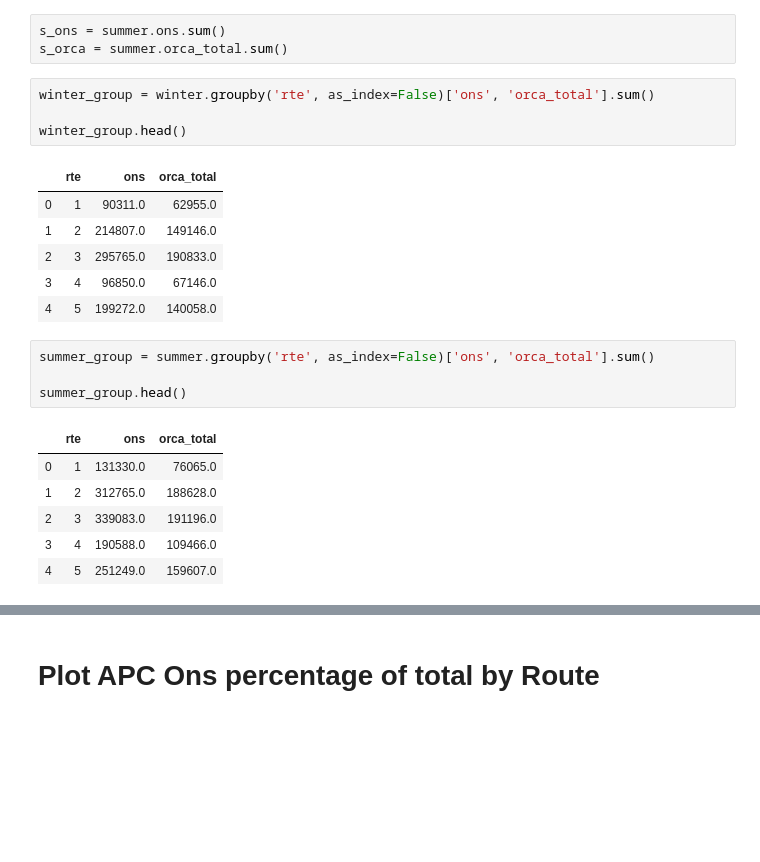
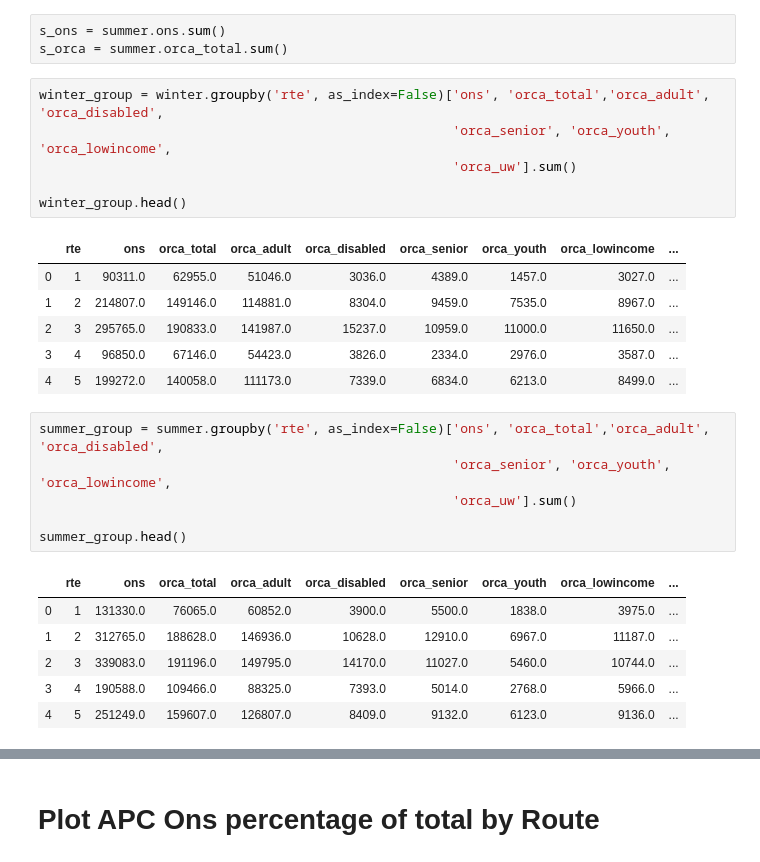
Before and after one commit to jacobw125/uw-msds-trac-capstone, a Jupyter notebook: eda/winter_summer_EDA.ipynb, the cells around one changed output, grey strips where cells are left out. Drawn from its saved outputs; the diff is of its cells as text; blank space fills up the shorter version.

```diff
--- a/eda/winter_summer_EDA.ipynb
+++ b/eda/winter_summer_EDA.ipynb
@@ -219,27 +274,31 @@ w_orca = winter.orca_total.sum()
 s_ons = summer.ons.sum()
 s_orca = summer.orca_total.sum()
 # %%
-winter_group = winter.groupby('rte', as_index=False)['ons', 'orca_total'].sum()
+winter_group = winter.groupby('rte', as_index=False)['ons', 'orca_total','orca_adult', 'orca_disabled',
+                                                     'orca_senior', 'orca_youth', 'orca_lowincome',
+                                                     'orca_uw'].sum()
 
 winter_group.head()
 # %% [output]
-|  | rte | ons | orca_total |
-| 0 | 1 | 90311.0 | 62955.0 |
-| 1 | 2 | 214807.0 | 149146.0 |
-| 2 | 3 | 295765.0 | 190833.0 |
-| 3 | 4 | 96850.0 | 67146.0 |
-| 4 | 5 | 199272.0 | 140058.0 |
+|  | rte | ons | orca_total | orca_adult | orca_disabled | orca_senior | orca_youth | orca_lowincome | ... |
+| 0 | 1 | 90311.0 | 62955.0 | 51046.0 | 3036.0 | 4389.0 | 1457.0 | 3027.0 | ... |
+| 1 | 2 | 214807.0 | 149146.0 | 114881.0 | 8304.0 | 9459.0 | 7535.0 | 8967.0 | ... |
+| 2 | 3 | 295765.0 | 190833.0 | 141987.0 | 15237.0 | 10959.0 | 11000.0 | 11650.0 | ... |
+| 3 | 4 | 96850.0 | 67146.0 | 54423.0 | 3826.0 | 2334.0 | 2976.0 | 3587.0 | ... |
+| 4 | 5 | 199272.0 | 140058.0 | 111173.0 | 7339.0 | 6834.0 | 6213.0 | 8499.0 | ... |
 # %%
-summer_group = summer.groupby('rte', as_index=False)['ons', 'orca_total'].sum()
+summer_group = summer.groupby('rte', as_index=False)['ons', 'orca_total','orca_adult', 'orca_disabled',
+                                                     'orca_senior', 'orca_youth', 'orca_lowincome',
+                                                     'orca_uw'].sum()
 
 summer_group.head()
 # %% [output]
-|  | rte | ons | orca_total |
-| 0 | 1 | 131330.0 | 76065.0 |
-| 1 | 2 | 312765.0 | 188628.0 |
-| 2 | 3 | 339083.0 | 191196.0 |
-| 3 | 4 | 190588.0 | 109466.0 |
-| 4 | 5 | 251249.0 | 159607.0 |
+|  | rte | ons | orca_total | orca_adult | orca_disabled | orca_senior | orca_youth | orca_lowincome | ... |
+| 0 | 1 | 131330.0 | 76065.0 | 60852.0 | 3900.0 | 5500.0 | 1838.0 | 3975.0 | ... |
+| 1 | 2 | 312765.0 | 188628.0 | 146936.0 | 10628.0 | 12910.0 | 6967.0 | 11187.0 | ... |
+| 2 | 3 | 339083.0 | 191196.0 | 149795.0 | 14170.0 | 11027.0 | 5460.0 | 10744.0 | ... |
+| 3 | 4 | 190588.0 | 109466.0 | 88325.0 | 7393.0 | 5014.0 | 2768.0 | 5966.0 | ... |
+| 4 | 5 | 251249.0 | 159607.0 | 126807.0 | 8409.0 | 9132.0 | 6123.0 | 9136.0 | ... |
 # %%
 df = winter_group.merge(summer_group, on='rte', how='left')
 df.head()
```
Also changed, not shown: parts of 28 cells of this notebook.
